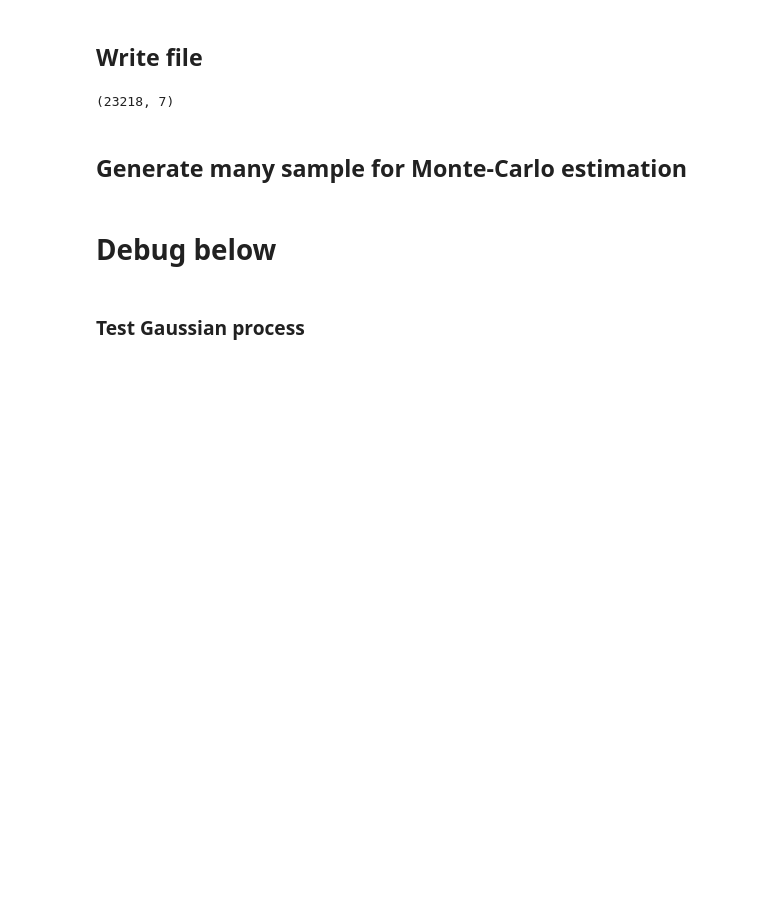
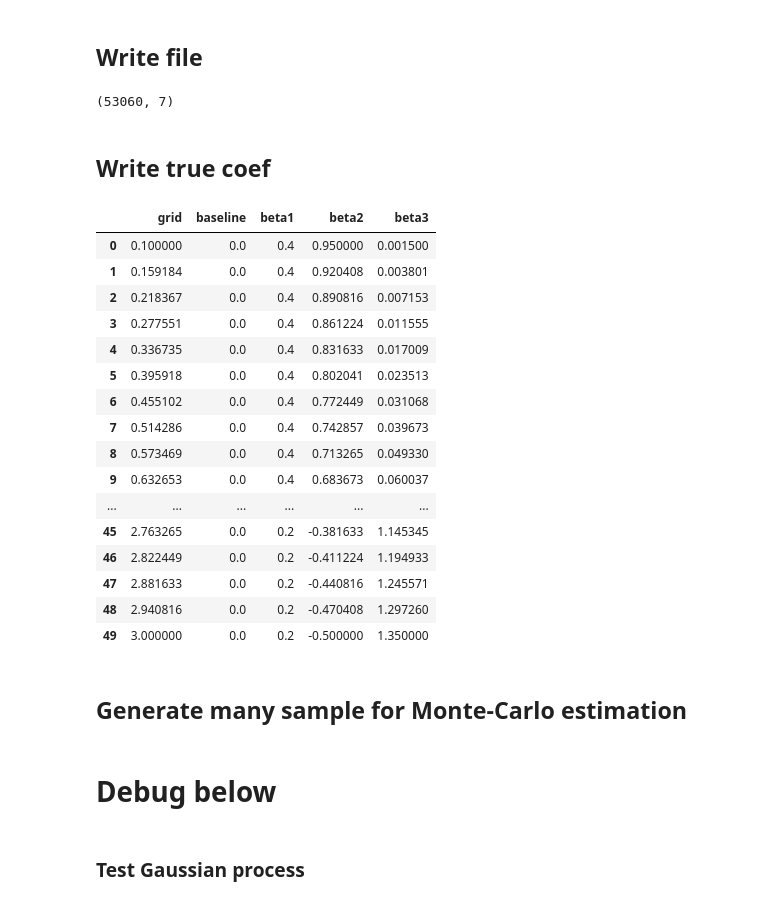
Before and after one commit to tallart/Thinning, a Jupyter notebook: ThinningCoxTV.ipynb, the cells around one changed output. Drawn from its saved outputs; the diff is of its cells as text; code cells hidden in the pictures; blank space fills up the shorter version.

```diff
--- a/ThinningCoxTV.ipynb
+++ b/ThinningCoxTV.ipynb
@@ -177,12 +252,40 @@ data = format_data(NHPP, X, grid)
 # %% [markdown]
 ## Write file
 # %%
-nomfichier = "/data/simu_Gaussian_Process.csv"
+#nomfichier = "/data/simu_Gaussian_Process.csv"
 #nomfichier = "/data/simu_independent_Gaussian.csv"
+nomfichier = "/data/simu_Gaussian_Process_Repeated_Events.csv"
 currentdir = %pwd
 import pandas as pd
 df = pd.DataFrame(data)
 print(df.shape)
 df.to_csv(currentdir+nomfichier,header=False,index=False)
 # %% [output]
-(23218, 7)
+(53060, 7)
+# %% [markdown]
+## Write true coef
+# %%
+import pandas as pd
+beta2 = pd.DataFrame(beta.T)
+beta2.insert(0,"grid",grid.T)
+beta2.insert(1,"baseline", np.log(baseline.T))
+beta2.columns = ['grid', 'baseline', 'beta1', 'beta2', 'beta3']
+beta2
+# %% [output]
+|  | grid | baseline | beta1 | beta2 | beta3 |
+| 0 | 0.100000 | 0.0 | 0.4 | 0.950000 | 0.001500 |
+| 1 | 0.159184 | 0.0 | 0.4 | 0.920408 | 0.003801 |
+| 2 | 0.218367 | 0.0 | 0.4 | 0.890816 | 0.007153 |
+| 3 | 0.277551 | 0.0 | 0.4 | 0.861224 | 0.011555 |
+| 4 | 0.336735 | 0.0 | 0.4 | 0.831633 | 0.017009 |
+| 5 | 0.395918 | 0.0 | 0.4 | 0.802041 | 0.023513 |
+| 6 | 0.455102 | 0.0 | 0.4 | 0.772449 | 0.031068 |
+| 7 | 0.514286 | 0.0 | 0.4 | 0.742857 | 0.039673 |
+| 8 | 0.573469 | 0.0 | 0.4 | 0.713265 | 0.049330 |
+| 9 | 0.632653 | 0.0 | 0.4 | 0.683673 | 0.060037 |
+| ... | ... | ... | ... | ... | ... |
+| 45 | 2.763265 | 0.0 | 0.2 | -0.381633 | 1.145345 |
+| 46 | 2.822449 | 0.0 | 0.2 | -0.411224 | 1.194933 |
+| 47 | 2.881633 | 0.0 | 0.2 | -0.440816 | 1.245571 |
+| 48 | 2.940816 | 0.0 | 0.2 | -0.470408 | 1.297260 |
+| 49 | 3.000000 | 0.0 | 0.2 | -0.500000 | 1.350000 |
```
Also changed, not shown: parts of 11 cells of this notebook, 3 other files.
